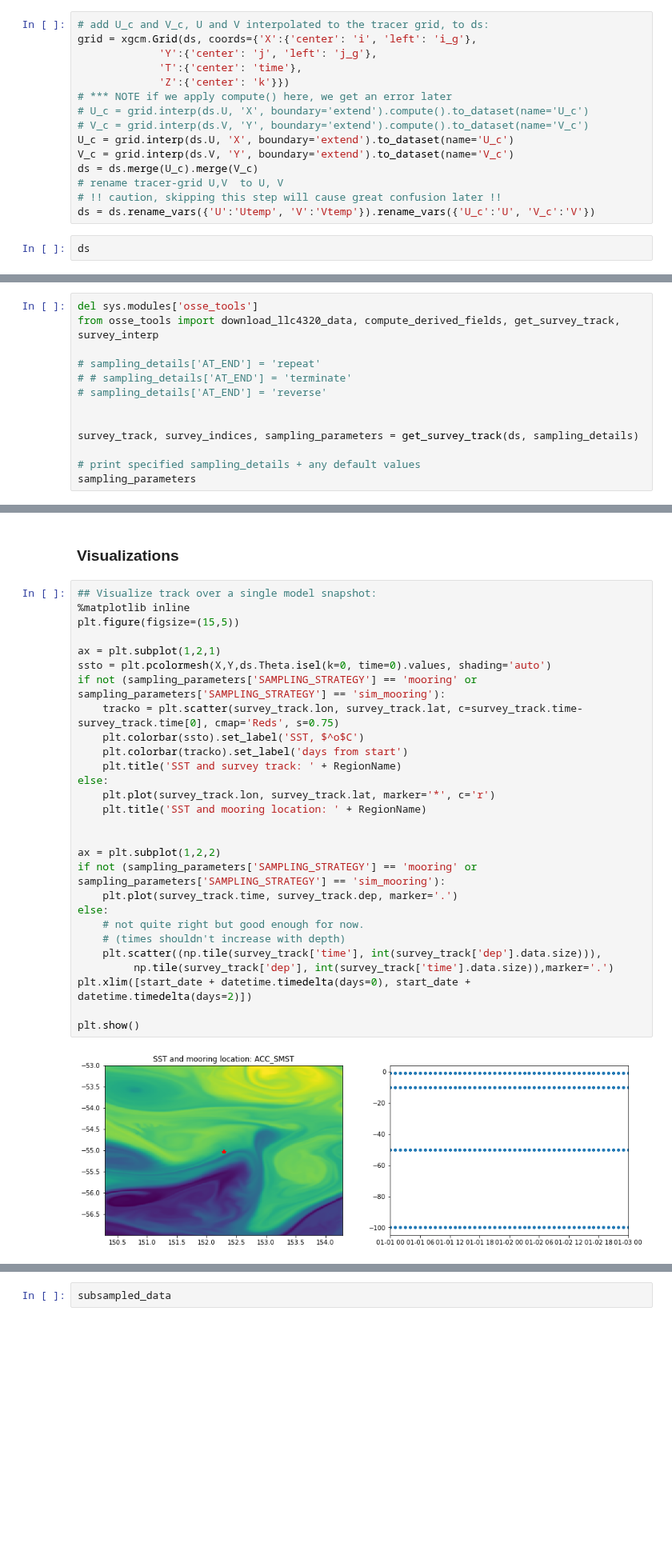
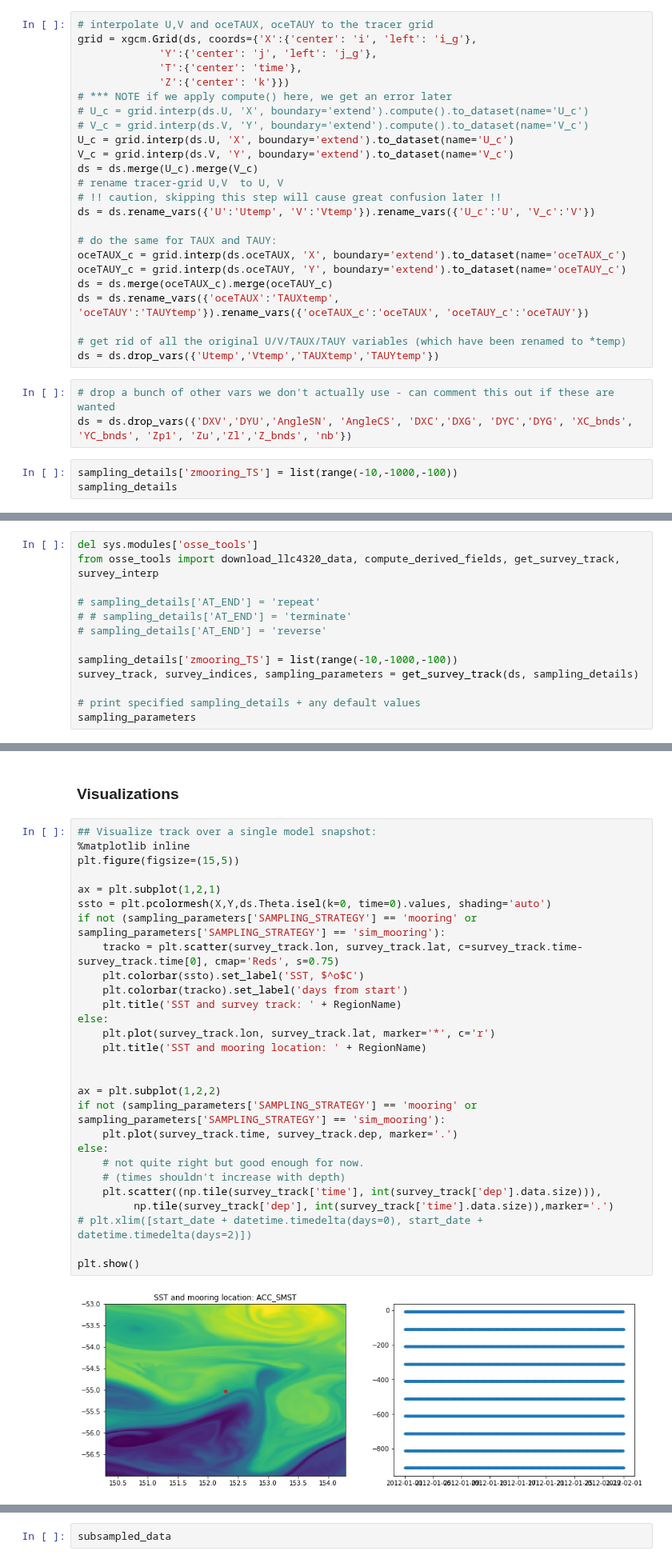
Before and after one commit to kdrushka/model-subsampling, a Jupyter notebook: testing/osse_code.ipynb, the cells around one changed output, grey strips where cells are left out. Shown at 80% size. Saved outputs shown, nothing was run; the diff lists cells and outputs as text; blank space fills up the shorter version.

```diff
--- a/testing/osse_code.ipynb
+++ b/testing/osse_code.ipynb
@@ -117,7 +120,7 @@ ds = ds.merge(dsd)
 X = ds.XC.isel(time=0)
 Y = ds.YC.isel(time=0)
 # %%
-# add U_c and V_c, U and V interpolated to the tracer grid, to ds:
+# interpolate U,V and oceTAUX, oceTAUY to the tracer grid
 grid = xgcm.Grid(ds, coords={'X':{'center': 'i', 'left': 'i_g'},
              'Y':{'center': 'j', 'left': 'j_g'},
              'T':{'center': 'time'},
@@ -131,6 +134,19 @@ ds = ds.merge(U_c).merge(V_c)
 # rename tracer-grid U,V  to U, V
 # !! caution, skipping this step will cause great confusion later !!
 ds = ds.rename_vars({'U':'Utemp', 'V':'Vtemp'}).rename_vars({'U_c':'U', 'V_c':'V'})
+
+# do the same for TAUX and TAUY:
+oceTAUX_c = grid.interp(ds.oceTAUX, 'X', boundary='extend').to_dataset(name='oceTAUX_c')
+oceTAUY_c = grid.interp(ds.oceTAUY, 'Y', boundary='extend').to_dataset(name='oceTAUY_c')
+ds = ds.merge(oceTAUX_c).merge(oceTAUY_c)
+ds = ds.rename_vars({'oceTAUX':'TAUXtemp', 'oceTAUY':'TAUYtemp'}).rename_vars({'oceTAUX_c':'oceTAUX', 'oceTAUY_c':'oceTAUY'})
+
+# get rid of all the original U/V/TAUX/TAUY variables (which have been renamed to *temp)
+ds = ds.drop_vars({'Utemp','Vtemp','TAUXtemp','TAUYtemp'})
+# %%
+# drop a bunch of other vars we don't actually use - can comment this out if these are wanted
+ds = ds.drop_vars({'DXV','DYU','AngleSN', 'AngleCS', 'DXC','DXG', 'DYC','DYG', 'XC_bnds', 'YC_bnds', 'Zp1', 'Zu','Zl','Z_bnds', 'nb'})
 # %%
-ds
+sampling_details['zmooring_TS'] = list(range(-10,-1000,-100))
+sampling_details
 # %% [output]
@@ -161,7 +164,7 @@ from osse_tools import download_llc4320_data, compute_derived_fields, get_survey
 # # sampling_details['AT_END'] = 'terminate'
 # sampling_details['AT_END'] = 'reverse'
 
-
+sampling_details['zmooring_TS'] = list(range(-10,-1000,-100))
 survey_track, survey_indices, sampling_parameters = get_survey_track(ds, sampling_details)
 
 # print specified sampling_details + any default values
@@ -179,33 +182,33 @@ sampling_parameters
 # %%
 ## Visualize track over a single model snapshot:
 %matplotlib inline
 plt.figure(figsize=(15,5))
 
 ax = plt.subplot(1,2,1)
 ssto = plt.pcolormesh(X,Y,ds.Theta.isel(k=0, time=0).values, shading='auto')
 if not (sampling_parameters['SAMPLING_STRATEGY'] == 'mooring' or sampling_parameters['SAMPLING_STRATEGY'] == 'sim_mooring'):
     tracko = plt.scatter(survey_track.lon, survey_track.lat, c=survey_track.time-survey_track.time[0], cmap='Reds', s=0.75)
     plt.colorbar(ssto).set_label('SST, $^o$C')
     plt.colorbar(tracko).set_label('days from start')
     plt.title('SST and survey track: ' + RegionName)
 else:
     plt.plot(survey_track.lon, survey_track.lat, marker='*', c='r')
     plt.title('SST and mooring location: ' + RegionName)
 
 
 ax = plt.subplot(1,2,2)
 if not (sampling_parameters['SAMPLING_STRATEGY'] == 'mooring' or sampling_parameters['SAMPLING_STRATEGY'] == 'sim_mooring'):
     plt.plot(survey_track.time, survey_track.dep, marker='.')
 else:
     # not quite right but good enough for now.
     # (times shouldn't increase with depth)
     plt.scatter((np.tile(survey_track['time'], int(survey_track['dep'].data.size))),
          np.tile(survey_track['dep'], int(survey_track['time'].data.size)),marker='.')
-plt.xlim([start_date + datetime.timedelta(days=0), start_date + datetime.timedelta(days=2)])
+# plt.xlim([start_date + datetime.timedelta(days=0), start_date + datetime.timedelta(days=2)])
 
 plt.show()
 # %% [output]
-[figure, old version]
+[figure, new version]
 # %% [markdown]
 ### Interpolate data with the specified sampling pattern (this is where the magic happens!)
 # %%
```
Also changed, not shown: parts of 11 cells of this notebook, 1 other file.
